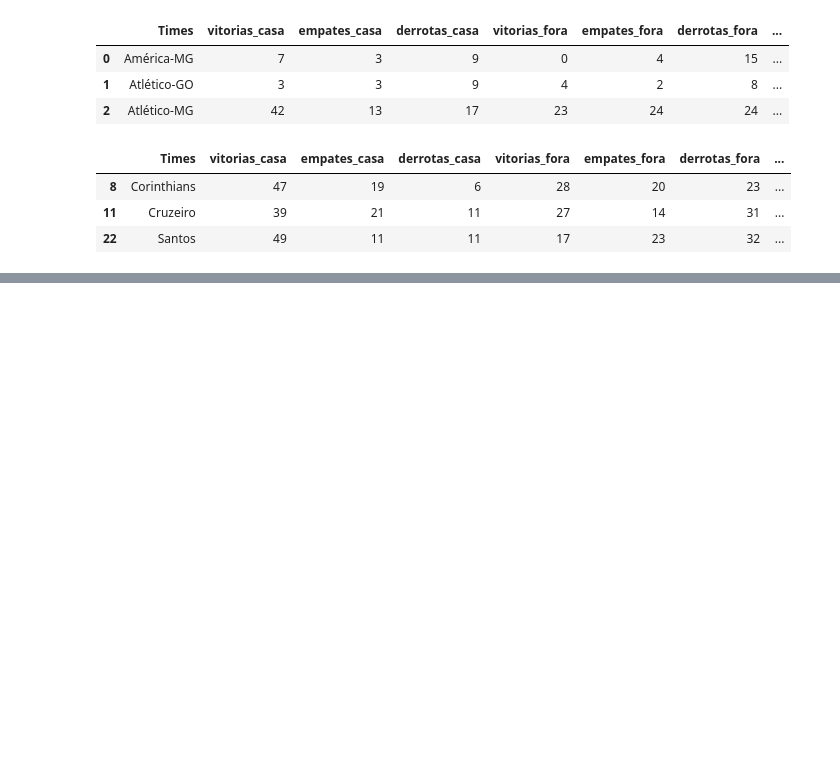
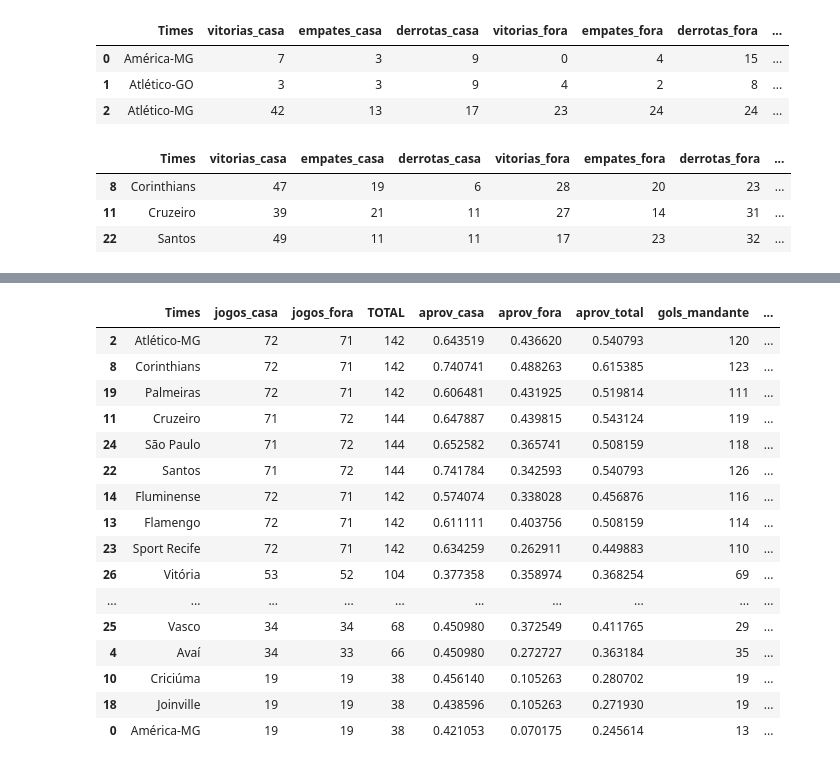
Before and after one commit to thiagozaranza/guru_da_bola, a Jupyter notebook: brasileirao.ipynb, the cells around one changed output, grey strips where cells are left out. Drawn from its saved outputs; the diff is of its cells as text; code cells hidden in the pictures; blank space fills up the shorter version.

```diff
--- a/brasileirao.ipynb
+++ b/brasileirao.ipynb
@@ -245,4 +216,4 @@ resultados_time_DF.sort_values(["aprov_total"], ascending=[0]).head(3)
 | 11 | Cruzeiro | 39 | 21 | 11 | 27 | 14 | 31 | ... |
 | 22 | Santos | 49 | 11 | 11 | 17 | 23 | 32 | ... |
 # %%
-resultados_time_DF[["Times", "TOTAL", "aprov_casa", "aprov_fora", "aprov_total"]].sort_values(["aprov_total"], ascending=[0])
+resultados_time_DF = resultados_time_DF[["Times", "jogos_casa", "jogos_fora", "TOTAL", "aprov_casa", "aprov_fora", "aprov_total"]].sort_values(["aprov_total"], ascending=[0])
@@ -266,0 +220,14 @@ resultados_time_DF[["Times", "TOTAL", "aprov_casa", "aprov_fora", "aprov_total"]
+# %%
+def golsMandante(time):
+    return jogos[jogos["Mandante"] == time][["Placar_mandante"]].sum();
+# %%
+def golsVisitante(time):
+    return jogos[jogos["Visitante"] == time][["Placar_visitante"]].sum();
+# %%
+resultados_time_DF["gols_mandante"] = resultados_time_DF.apply (lambda row: golsMandante(row["Times"]),axis=1)
+resultados_time_DF["gols_visitante"] = resultados_time_DF.apply (lambda row: golsVisitante(row["Times"]),axis=1)
+
+resultados_time_DF.eval("total_gols = gols_mandante + gols_visitante", inplace=True)
+resultados_time_DF.eval("media_gols_casa = gols_mandante/jogos_casa", inplace=True)
+resultados_time_DF.eval("media_gols_fora = gols_visitante/jogos_fora", inplace=True)
+resultados_time_DF.eval("media_gols = (gols_mandante + gols_visitante)/TOTAL", inplace=True)
@@ -266,0 +243,20 @@ resultados_time_DF[["Times", "TOTAL", "aprov_casa", "aprov_fora", "aprov_total"]
+# %%
+resultados_time_DF.sort_values(["media_gols"], ascending=[0])
+# %% [output]
+|  | Times | jogos_casa | jogos_fora | TOTAL | aprov_casa | aprov_fora | aprov_total | gols_mandante | ... |
+| 2 | Atlético-MG | 72 | 71 | 142 | 0.643519 | 0.436620 | 0.540793 | 120 | ... |
+| 8 | Corinthians | 72 | 71 | 142 | 0.740741 | 0.488263 | 0.615385 | 123 | ... |
+| 19 | Palmeiras | 72 | 71 | 142 | 0.606481 | 0.431925 | 0.519814 | 111 | ... |
+| 11 | Cruzeiro | 71 | 72 | 144 | 0.647887 | 0.439815 | 0.543124 | 119 | ... |
+| 24 | São Paulo | 71 | 72 | 144 | 0.652582 | 0.365741 | 0.508159 | 118 | ... |
+| 22 | Santos | 71 | 72 | 144 | 0.741784 | 0.342593 | 0.540793 | 126 | ... |
+| 14 | Fluminense | 72 | 71 | 142 | 0.574074 | 0.338028 | 0.456876 | 116 | ... |
+| 13 | Flamengo | 72 | 71 | 142 | 0.611111 | 0.403756 | 0.508159 | 114 | ... |
+| 23 | Sport Recife | 72 | 71 | 142 | 0.634259 | 0.262911 | 0.449883 | 110 | ... |
+| 26 | Vitória | 53 | 52 | 104 | 0.377358 | 0.358974 | 0.368254 | 69 | ... |
+| ... | ... | ... | ... | ... | ... | ... | ... | ... | ... |
+| 25 | Vasco | 34 | 34 | 68 | 0.450980 | 0.372549 | 0.411765 | 29 | ... |
+| 4 | Avaí | 34 | 33 | 66 | 0.450980 | 0.272727 | 0.363184 | 35 | ... |
+| 10 | Criciúma | 19 | 19 | 38 | 0.456140 | 0.105263 | 0.280702 | 19 | ... |
+| 18 | Joinville | 19 | 19 | 38 | 0.438596 | 0.105263 | 0.271930 | 19 | ... |
+| 0 | América-MG | 19 | 19 | 38 | 0.421053 | 0.070175 | 0.245614 | 13 | ... |
```
Also changed, not shown: parts of 14 cells of this notebook.
